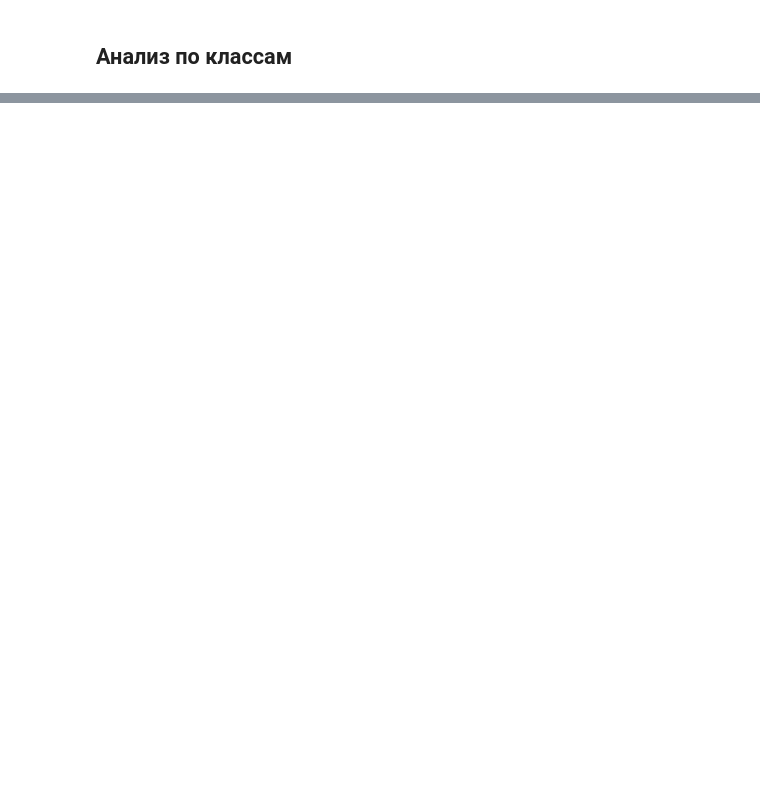
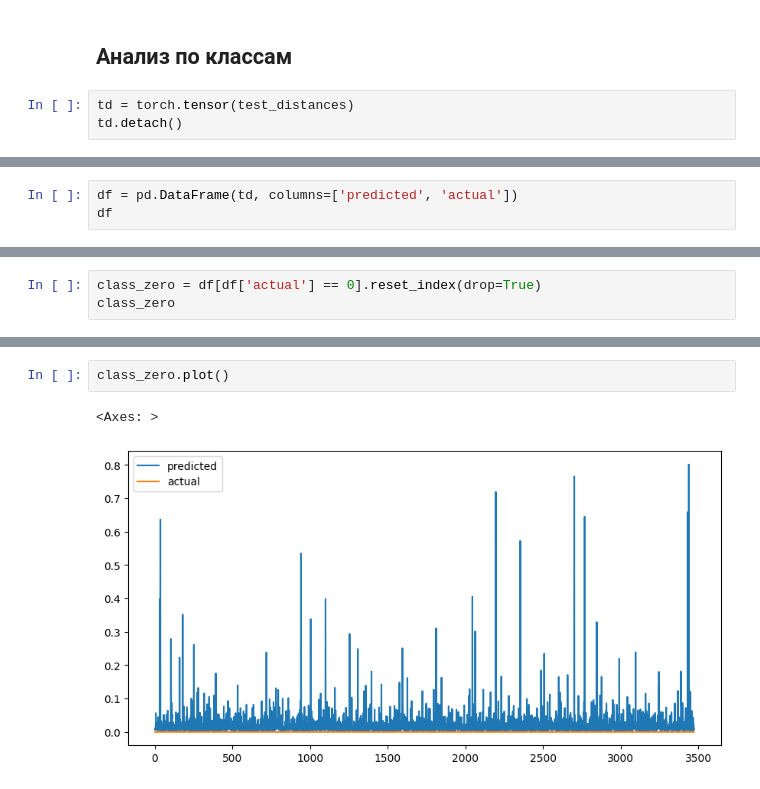
Before and after one commit to BlackKingWhitePawn/reidentification, a Jupyter notebook: train_siamese_loss_check.ipynb, the cells around one changed output, grey strips where cells are left out. Drawn from its saved outputs; the diff is of its cells as text; blank space fills up the shorter version.

```diff
--- a/train_siamese_loss_check.ipynb
+++ b/train_siamese_loss_check.ipynb
@@ -256,2 +259,5 @@ tensor([[3.2665e-02, 1.9038e-01, 6.4244e-01, 2.0405e-02, 7.7949e-01, 4.3615e-02,
 # %% [markdown]
 ## Анализ по классам
+# %%
+td = torch.tensor(test_distances)
+td.detach()
@@ -257,0 +272,3 @@ tensor([[3.2665e-02, 1.9038e-01, 6.4244e-01, 2.0405e-02, 7.7949e-01, 4.3615e-02,
+# %%
+df = pd.DataFrame(td, columns=['predicted', 'actual'])
+df
@@ -257,0 +289,3 @@ tensor([[3.2665e-02, 1.9038e-01, 6.4244e-01, 2.0405e-02, 7.7949e-01, 4.3615e-02,
+# %%
+class_zero = df[df['actual'] == 0].reset_index(drop=True)
+class_zero
@@ -257,0 +323,5 @@ tensor([[3.2665e-02, 1.9038e-01, 6.4244e-01, 2.0405e-02, 7.7949e-01, 4.3615e-02,
+# %%
+class_zero.plot()
+# %% [output]
+<Axes: >
+[figure, added]
```
Also changed, not shown: parts of 30 cells of this notebook, 4 other files.
